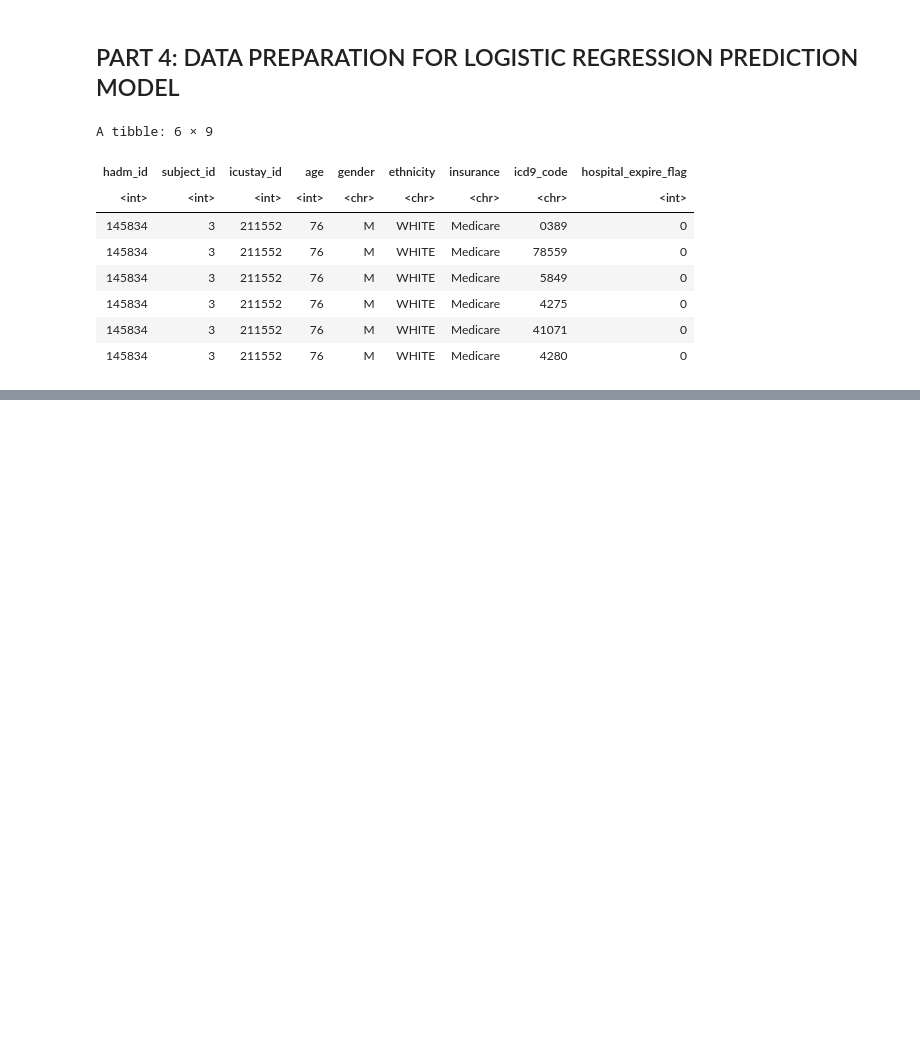
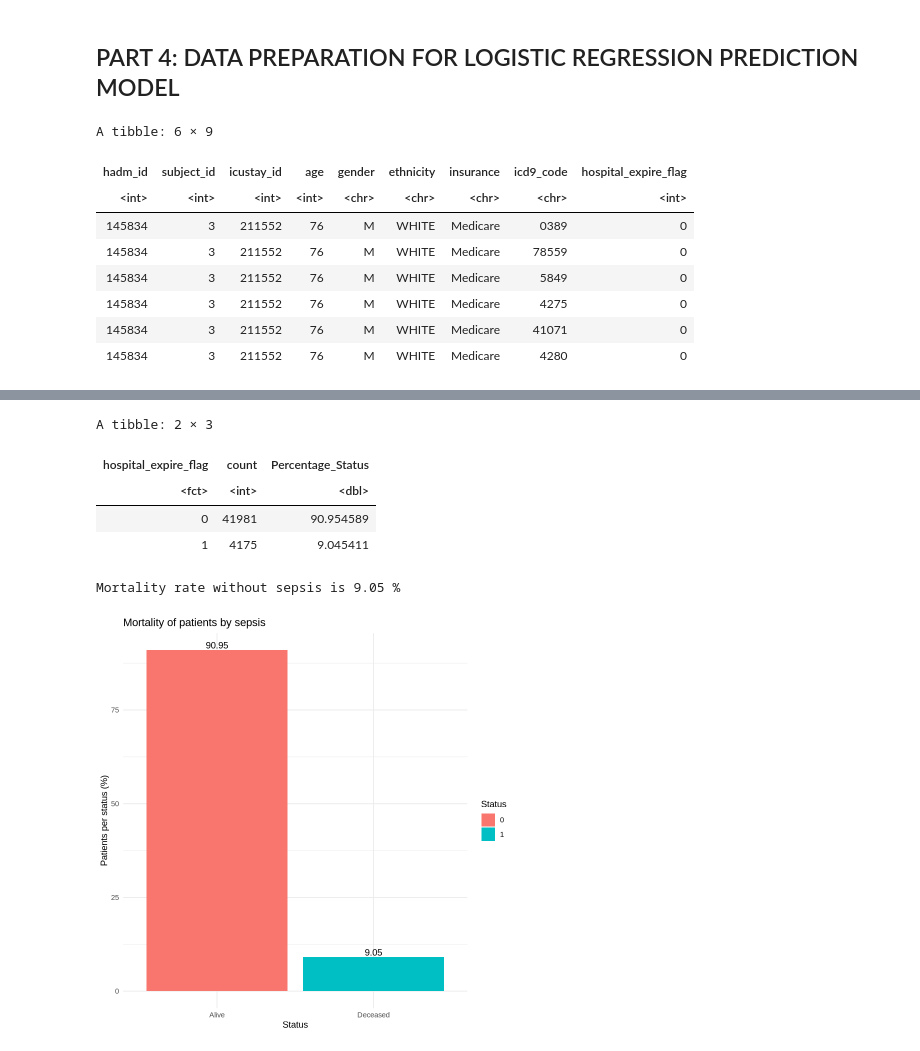
Before and after one commit to Blanqui04/EHR-A3-Group-B, a Jupyter notebook: analysis/Activity-A3.ipynb, the cells around one changed output, grey strips where cells are left out. Drawn from its saved outputs; the diff is of its cells as text; code cells hidden in the pictures; blank space fills up the shorter version.

```diff
--- a/analysis/Activity-A3.ipynb
+++ b/analysis/Activity-A3.ipynb
@@ -404,0 +541,36 @@ A tibble: 6 × 9
+# %%
+#Without sepsis
+df2 <- cohort_unique%>%
+    filter(sepsis == 0) %>%
+    select(hospital_expire_flag) %>%
+    group_by(hospital_expire_flag)%>%
+    summarise(count = n())%>%
+    mutate(Percentage_Status = count / sum(count) * 100)
+head(df2)
+
+mortality_sepsis <- df2 %>%
+  filter(hospital_expire_flag == 1) %>%
+  pull(Percentage_Status)
+cat("Mortality rate without sepsis is", round(mortality_sepsis,2), "%")
+
+ggplot(df2,
+       aes(x= factor(hospital_expire_flag, levels = c(0,1), labels = c('Alive','Deceased')),
+           y=Percentage_Status,
+           fill = hospital_expire_flag,
+           label=round(Percentage_Status,2))
+       ) +
+  geom_col() +
+  geom_text(position=position_dodge(0.5), vjust=-0.25) +
+  labs(x = 'Status',
+      y = 'Patients per status (%)',
+      title = 'Mortality of patients by sepsis',
+      fill = 'Status') +
+  theme_minimal()
+# %% [output]
+A tibble: 2 × 3
+| hospital_expire_flag | count | Percentage_Status |
+| <fct> | <int> | <dbl> |
+| 0 | 41981 | 90.954589 |
+| 1 | 4175 | 9.045411 |
+Mortality rate without sepsis is 9.05 %
+[figure, added]
```
Also changed, not shown: parts of 29 cells of this notebook.
